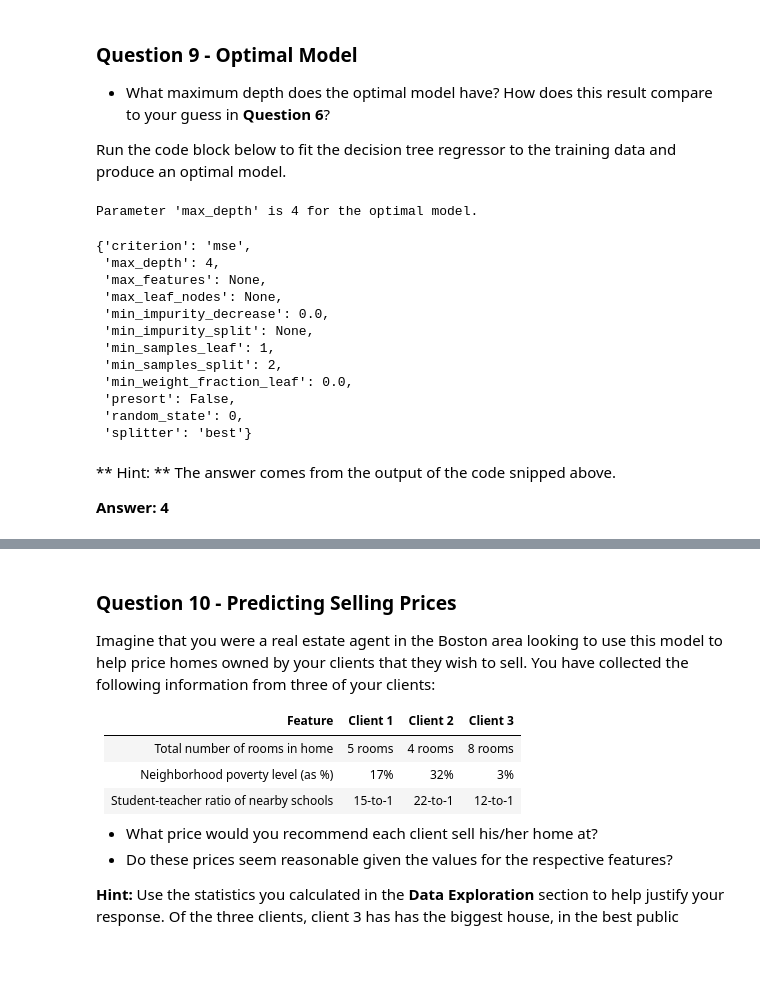
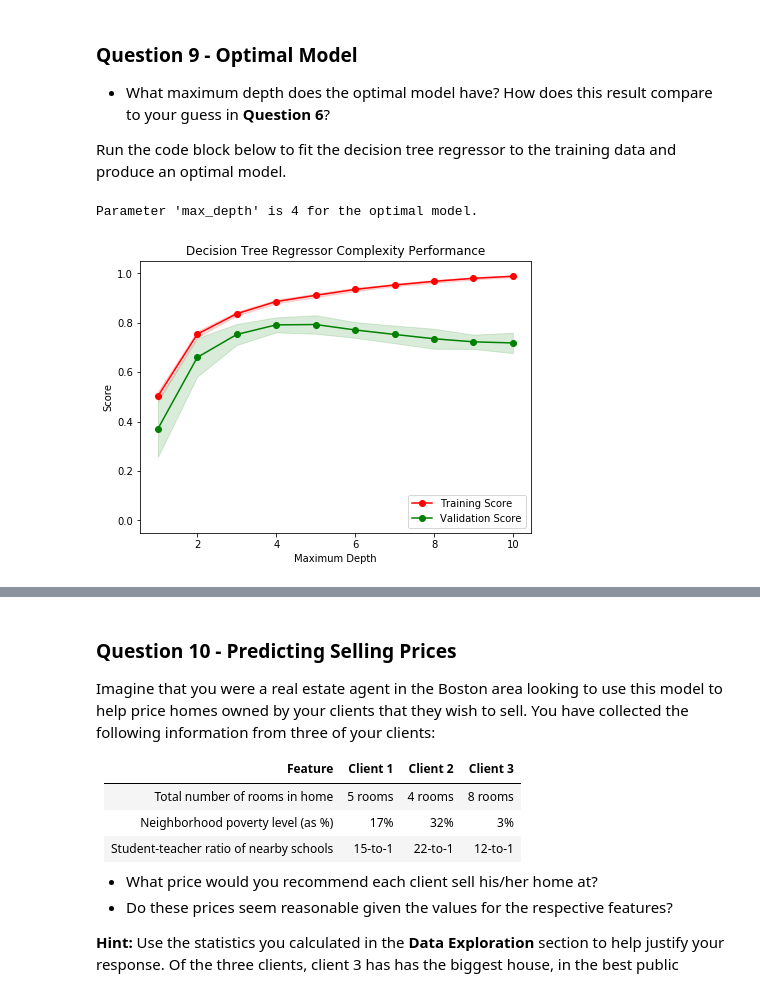
Before and after one commit to adnaan1703/machine-learning, a Jupyter notebook: projects/boston_housing/boston_housing.ipynb, the cells around one changed output, grey strips where cells are left out. Drawn from its saved outputs; the diff is of its cells as text; code cells hidden in the pictures; blank space fills up the shorter version.

```diff
--- a/projects/boston_housing/boston_housing.ipynb
+++ b/projects/boston_housing/boston_housing.ipynb
@@ -367,22 +394,9 @@ reg = fit_model(X_train, y_train)
 
 # Produce the value for 'max_depth'
 print("Parameter 'max_depth' is {} for the optimal model.".format(reg.get_params()['max_depth']))
-reg.get_params()
 # %% [output]
 Parameter 'max_depth' is 4 for the optimal model.
-{'criterion': 'mse',
- 'max_depth': 4,
- 'max_features': None,
- 'max_leaf_nodes': None,
- 'min_impurity_decrease': 0.0,
- 'min_impurity_split': None,
- 'min_samples_leaf': 1,
- 'min_samples_split': 2,
- 'min_weight_fraction_leaf': 0.0,
- 'presort': False,
- 'random_state': 0,
- 'splitter': 'best'}
-# %% [markdown]
-** Hint: ** The answer comes from the output of the code snipped above.
-
-**Answer: 4**
+# %%
+vs.ModelComplexity(X_train, y_train)
+# %% [output]
+[figure, added]
```
Also changed, not shown: parts of 10 cells of this notebook.
